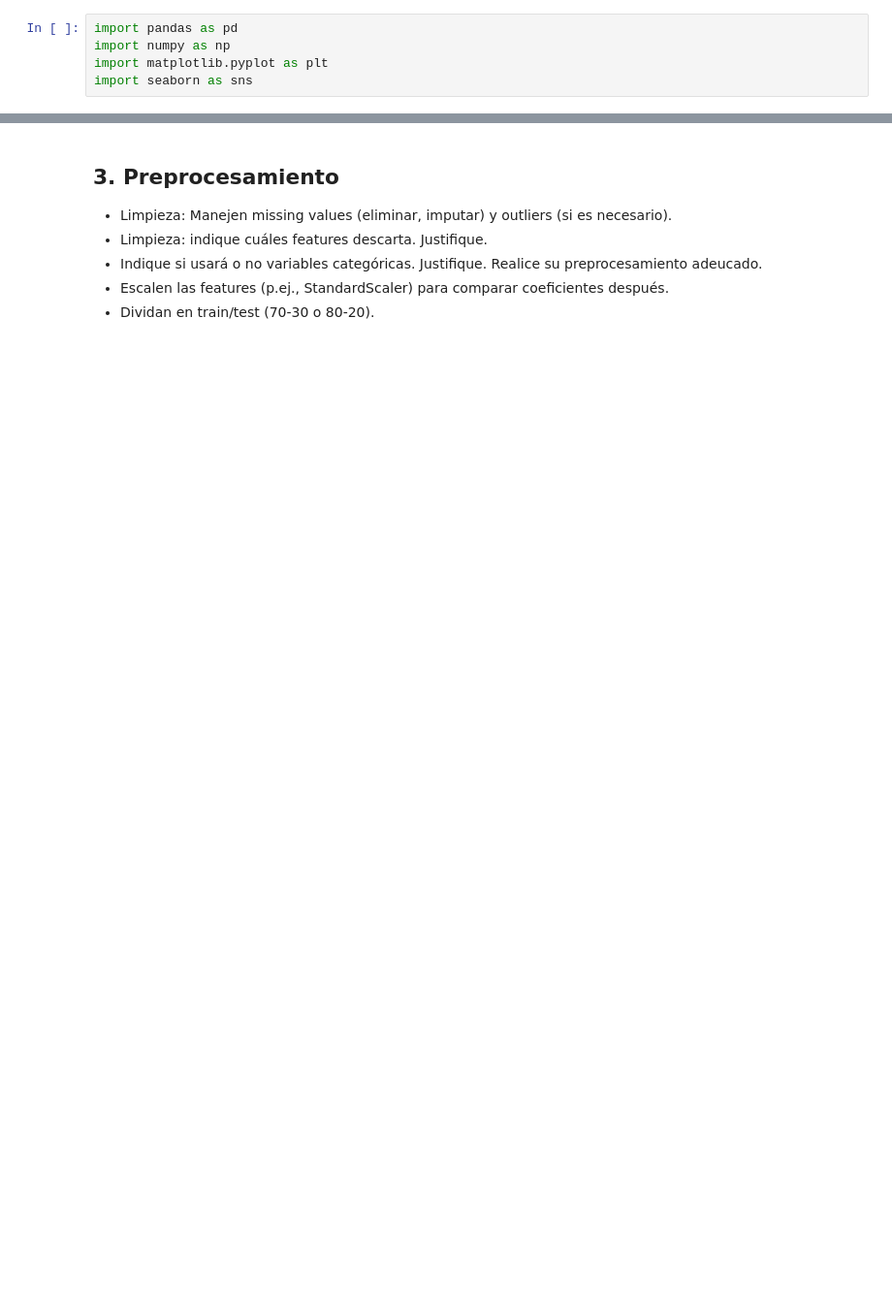
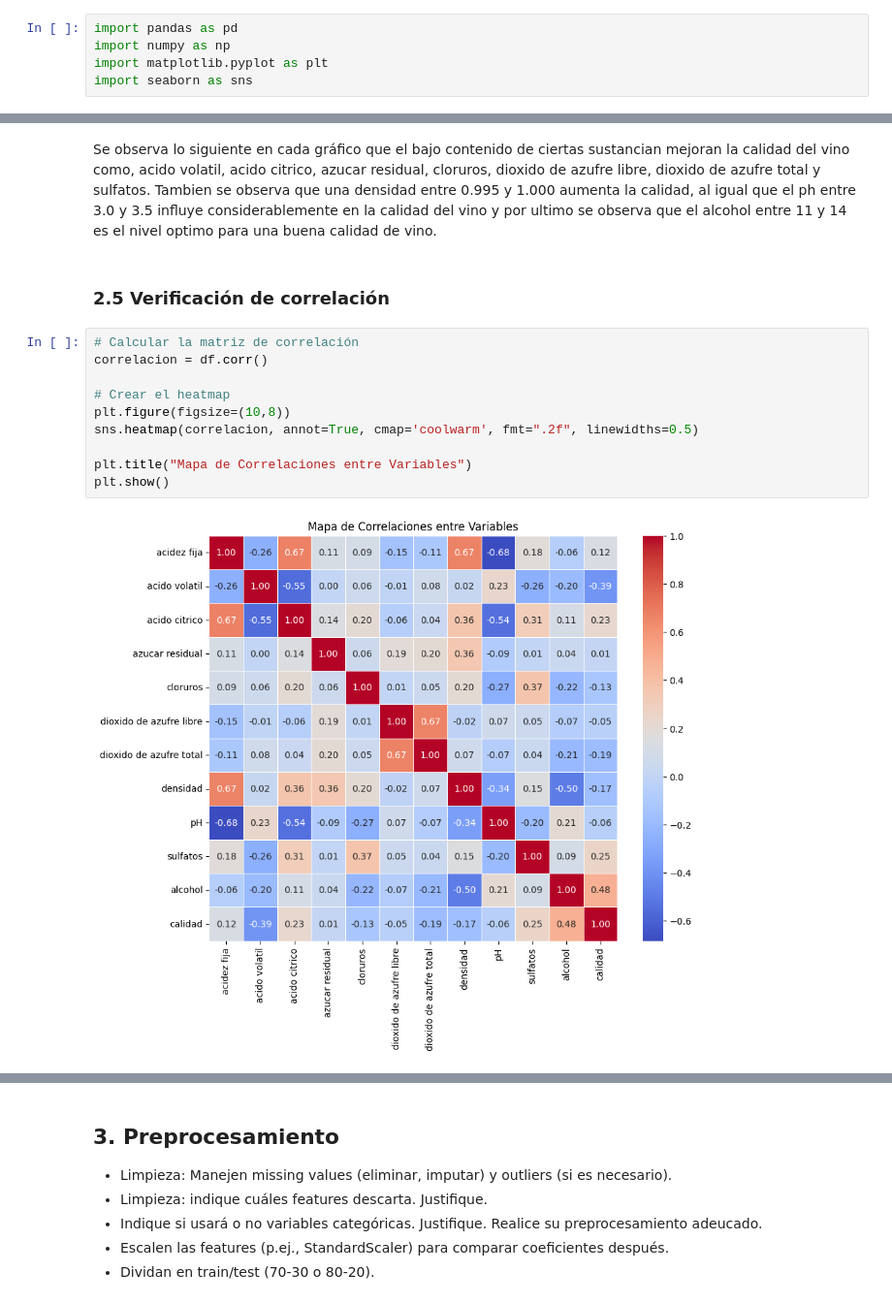
Before and after one commit to Bustagar/APRENDIZAJE-AUTOMATICO-1, a Jupyter notebook: TP1_AA1_regresion_lineal_(Resuelto).ipynb, the cells around one changed output, grey strips where cells are left out. Shown at 97% size. Cells and saved outputs as stored; diff of their text form; blank space fills up the shorter version.

```diff
--- a/TP1_AA1_regresion_lineal_(Resuelto).ipynb
+++ b/TP1_AA1_regresion_lineal_(Resuelto).ipynb
@@ -68,0 +159,17 @@ import seaborn as sns
+# %% [markdown]
+Se observa lo siguiente en cada gráfico que el bajo contenido de ciertas sustancian mejoran la calidad del vino como, acido volatil, acido citrico, azucar residual, cloruros, dioxido de azufre libre, dioxido de azufre total y sulfatos.
+Tambien se observa que una densidad entre 0.995 y 1.000 aumenta la calidad, al igual que el ph entre 3.0 y 3.5 influye considerablemente en la calidad del vino y por ultimo se observa que el alcohol entre 11 y 14 es el nivel optimo para una buena calidad de vino.
+# %% [markdown]
+### 2.5 Verificación de correlación
+# %%
+# Calcular la matriz de correlación
+correlacion = df.corr()
+
+# Crear el heatmap
+plt.figure(figsize=(10,8))
+sns.heatmap(correlacion, annot=True, cmap='coolwarm', fmt=".2f", linewidths=0.5)
+
+plt.title("Mapa de Correlaciones entre Variables")
+plt.show()
+# %% [output]
+[figure, added]
```
Also changed, not shown: parts of 27 cells of this notebook.
